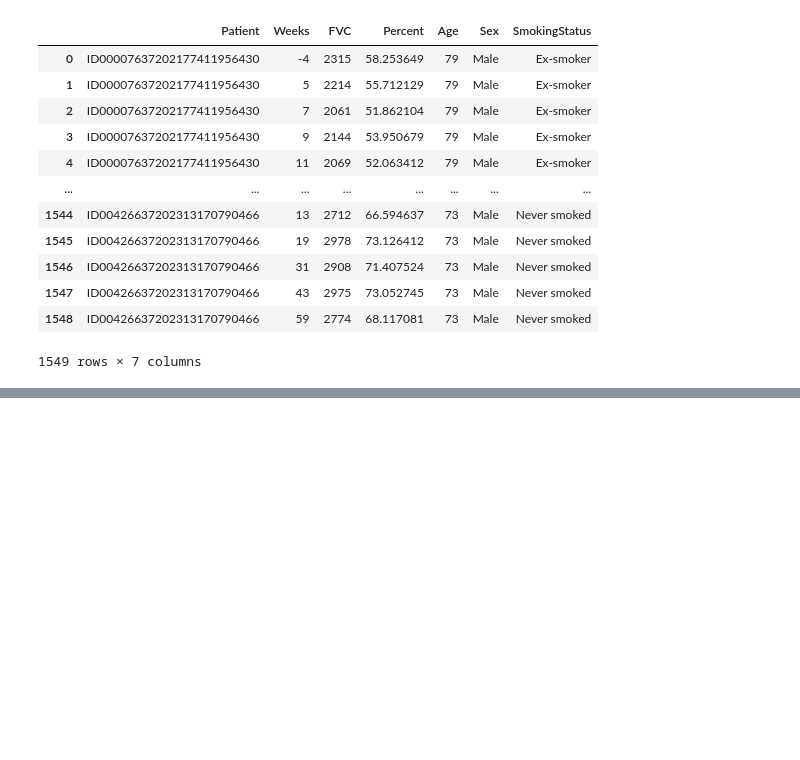
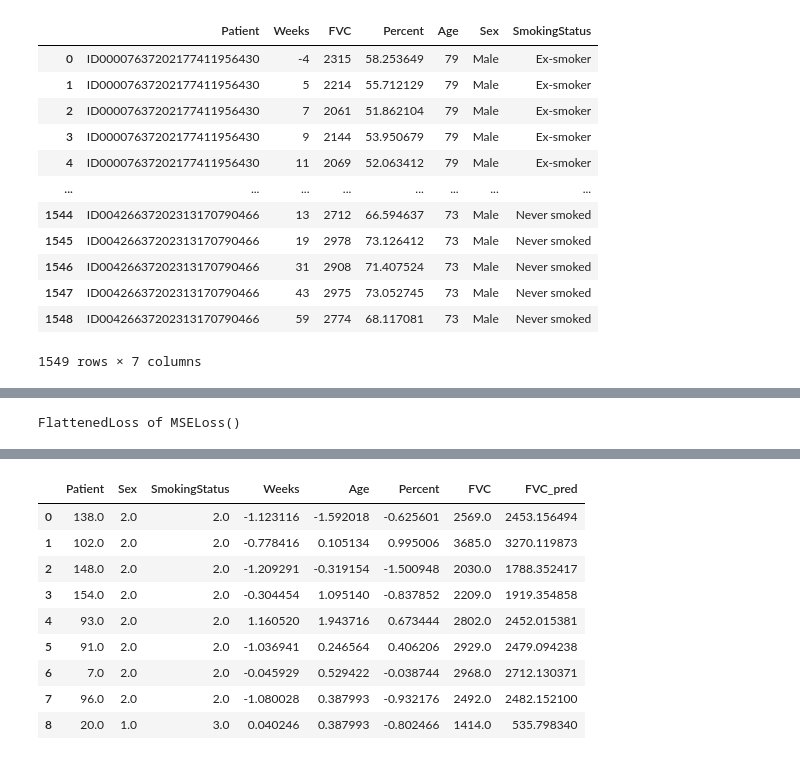
Before and after one commit to alibabaz/kaggle_osic_pulmonary_fibrosis, a Jupyter notebook: tabular_initial.ipynb, the cells around one changed output, grey strips where cells are left out. Saved outputs shown, nothing was run; the diff lists cells and outputs as text; code cells hidden in the pictures; blank space fills up the shorter version.

```diff
--- a/tabular_initial.ipynb
+++ b/tabular_initial.ipynb
@@ -67,0 +75,3 @@ dls.show_batch()
+# %%
+learn = tabular_learner(dls, metrics=mse)
+learn.fit_one_cycle(10)
@@ -67,0 +90,7 @@ dls.show_batch()
+# %%
+learn.loss_func
+# %% [output]
+FlattenedLoss of MSELoss()
+# %%
+learn.show_results()
+# %% [output]
@@ -67,0 +98,10 @@ dls.show_batch()
+|  | Patient | Sex | SmokingStatus | Weeks | Age | Percent | FVC | FVC_pred |
+| 0 | 138.0 | 2.0 | 2.0 | -1.123116 | -1.592018 | -0.625601 | 2569.0 | 2453.156494 |
+| 1 | 102.0 | 2.0 | 2.0 | -0.778416 | 0.105134 | 0.995006 | 3685.0 | 3270.119873 |
+| 2 | 148.0 | 2.0 | 2.0 | -1.209291 | -0.319154 | -1.500948 | 2030.0 | 1788.352417 |
+| 3 | 154.0 | 2.0 | 2.0 | -0.304454 | 1.095140 | -0.837852 | 2209.0 | 1919.354858 |
+| 4 | 93.0 | 2.0 | 2.0 | 1.160520 | 1.943716 | 0.673444 | 2802.0 | 2452.015381 |
+| 5 | 91.0 | 2.0 | 2.0 | -1.036941 | 0.246564 | 0.406206 | 2929.0 | 2479.094238 |
+| 6 | 7.0 | 2.0 | 2.0 | -0.045929 | 0.529422 | -0.038744 | 2968.0 | 2712.130371 |
+| 7 | 96.0 | 2.0 | 2.0 | -1.080028 | 0.387993 | -0.932176 | 2492.0 | 2482.152100 |
+| 8 | 20.0 | 1.0 | 3.0 | 0.040246 | 0.387993 | -0.802466 | 1414.0 | 535.798340 |
```
Also changed, not shown: parts of 51 cells of this notebook, 2 other files.
